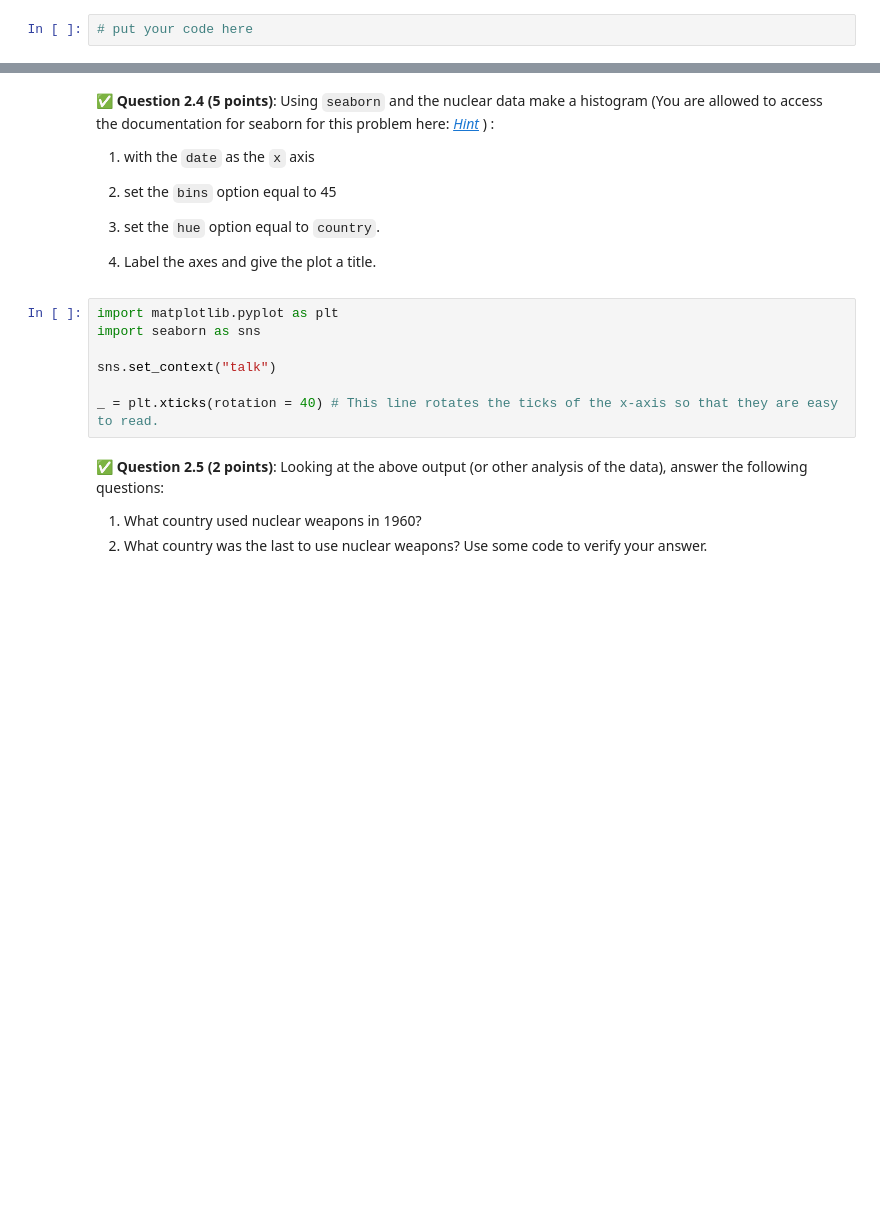
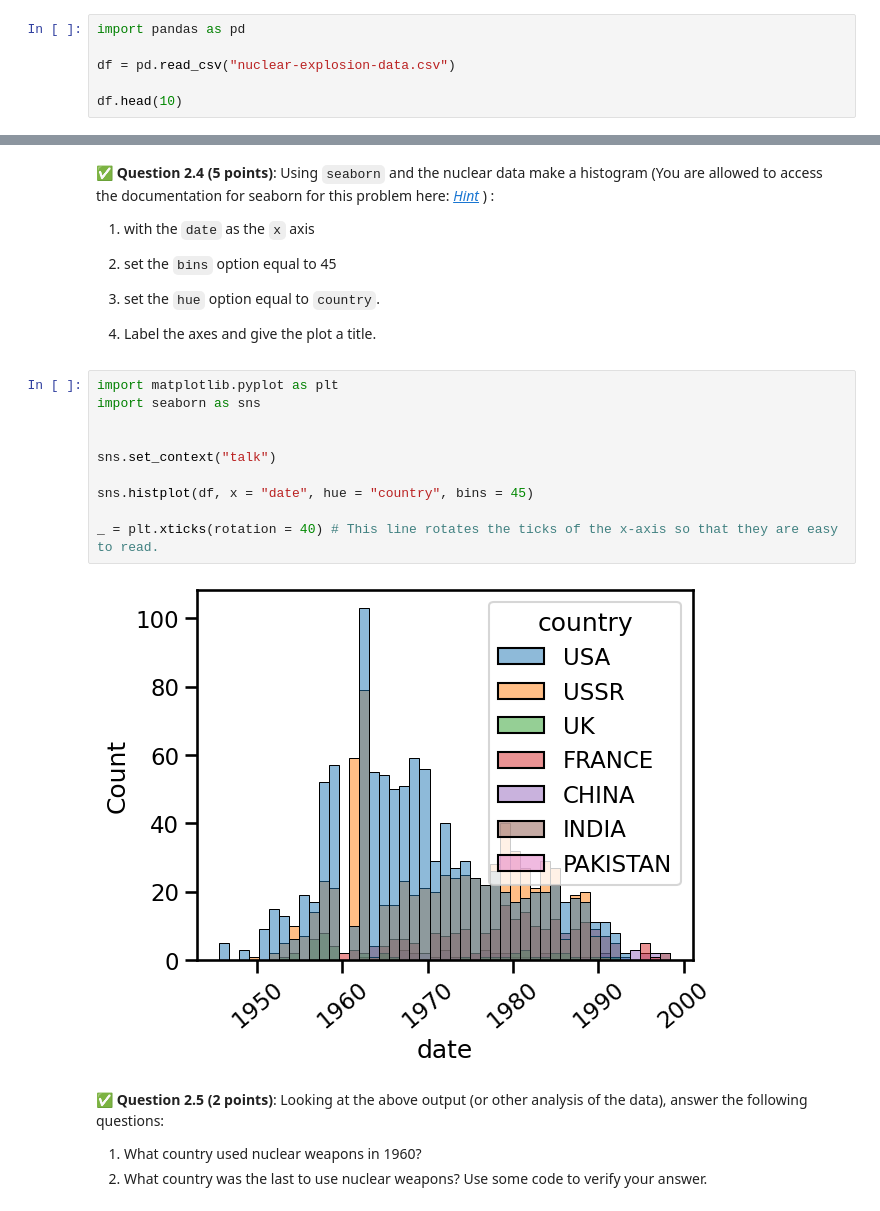
Before and after one commit to arshwasnik/cmse202-s26-turnin, a Jupyter notebook: exam1-midterm/CMSE202-Midterm-Section001-STUDENT-S26.ipynb, the cells around one changed output, grey strips where cells are left out. Drawn from its saved outputs; the diff is of its cells as text; blank space fills up the shorter version.

Commit message:
Part 2: Downloading and Analyzing Unfamiliar Data

```diff
--- a/exam1-midterm/CMSE202-Midterm-Section001-STUDENT-S26.ipynb
+++ b/exam1-midterm/CMSE202-Midterm-Section001-STUDENT-S26.ipynb
@@ -95,4 +119,8 @@ Put the command(s) you used for downloading the data files here!
 
 **Reminder:** You can access help for python packages and methods inside Jupyter Notebooks using the `help()` function--This is an allowable use for this exam. For example, you can run `help(pandas)` to get help on the pandas package. And, you can run `help(pandas.my_favorite_example_method)` to get help on the `my_favorite_example_method` method in pandas (which doesn't exist). You can also use the `dir()` command to find functions in a package if you do not remember which functions are available (example: `dir(pd)`)
 # %%
-# put your code here
+import pandas as pd
+
+df = pd.read_csv("nuclear-explosion-data.csv")
+
+df.head(10)
@@ -129,10 +182,15 @@ df["date"] = pd.to_datetime(df["date"], format = "%Y%m%d", errors='coerce')
 # %%
 import matplotlib.pyplot as plt
 import seaborn as sns
 
+
 sns.set_context("talk")
 
+sns.histplot(df, x = "date", hue = "country", bins = 45)
+
 _ = plt.xticks(rotation = 40) # This line rotates the ticks of the x-axis so that they are easy to read.
+# %% [output]
+[figure, added]
 # %% [markdown]
 &#9989; **Question 2.5 (2 points)**: Looking at the above output (or other analysis of the data), answer the following questions:
 
```
Also changed, not shown: parts of 10 cells of this notebook.
